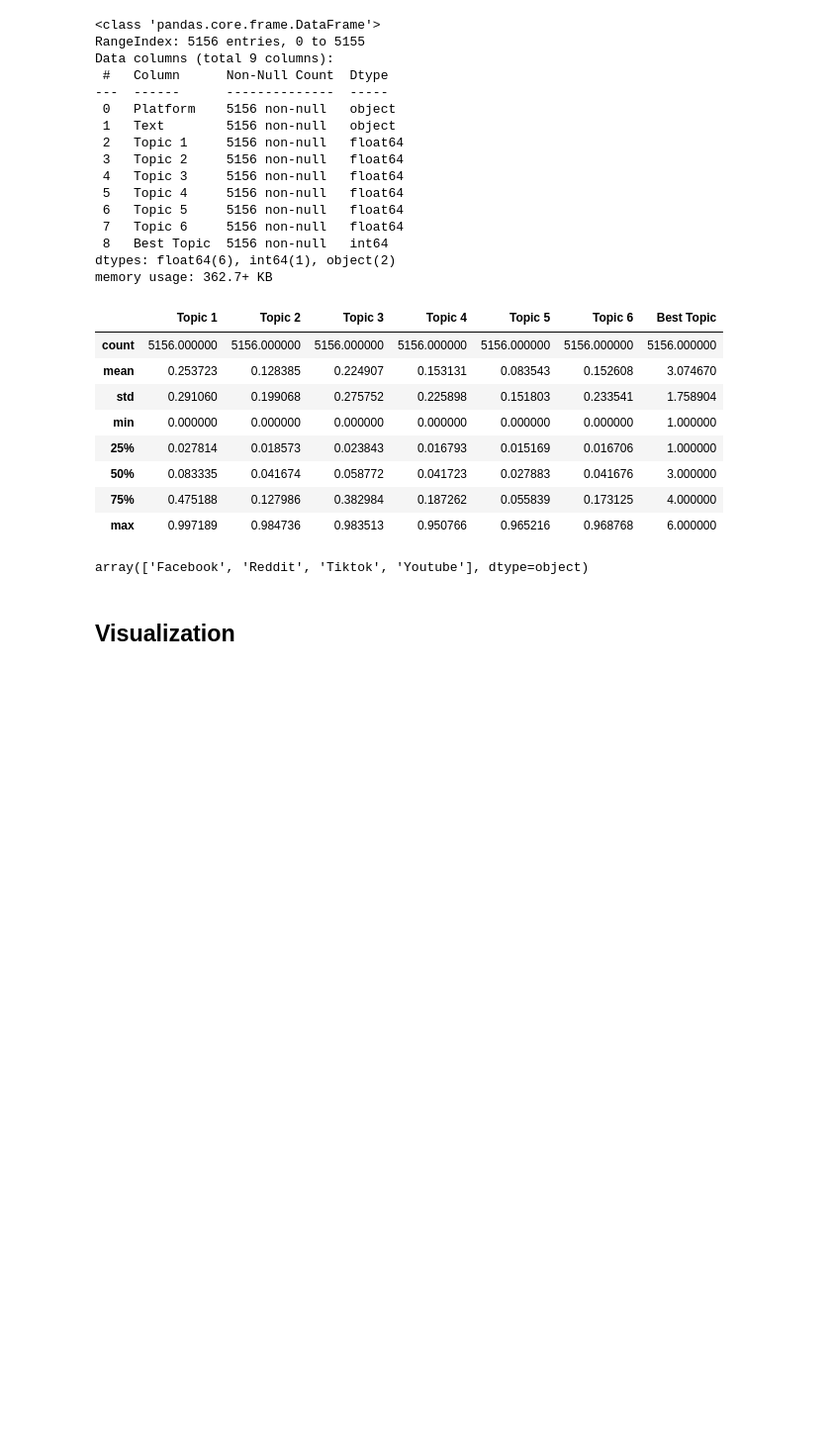
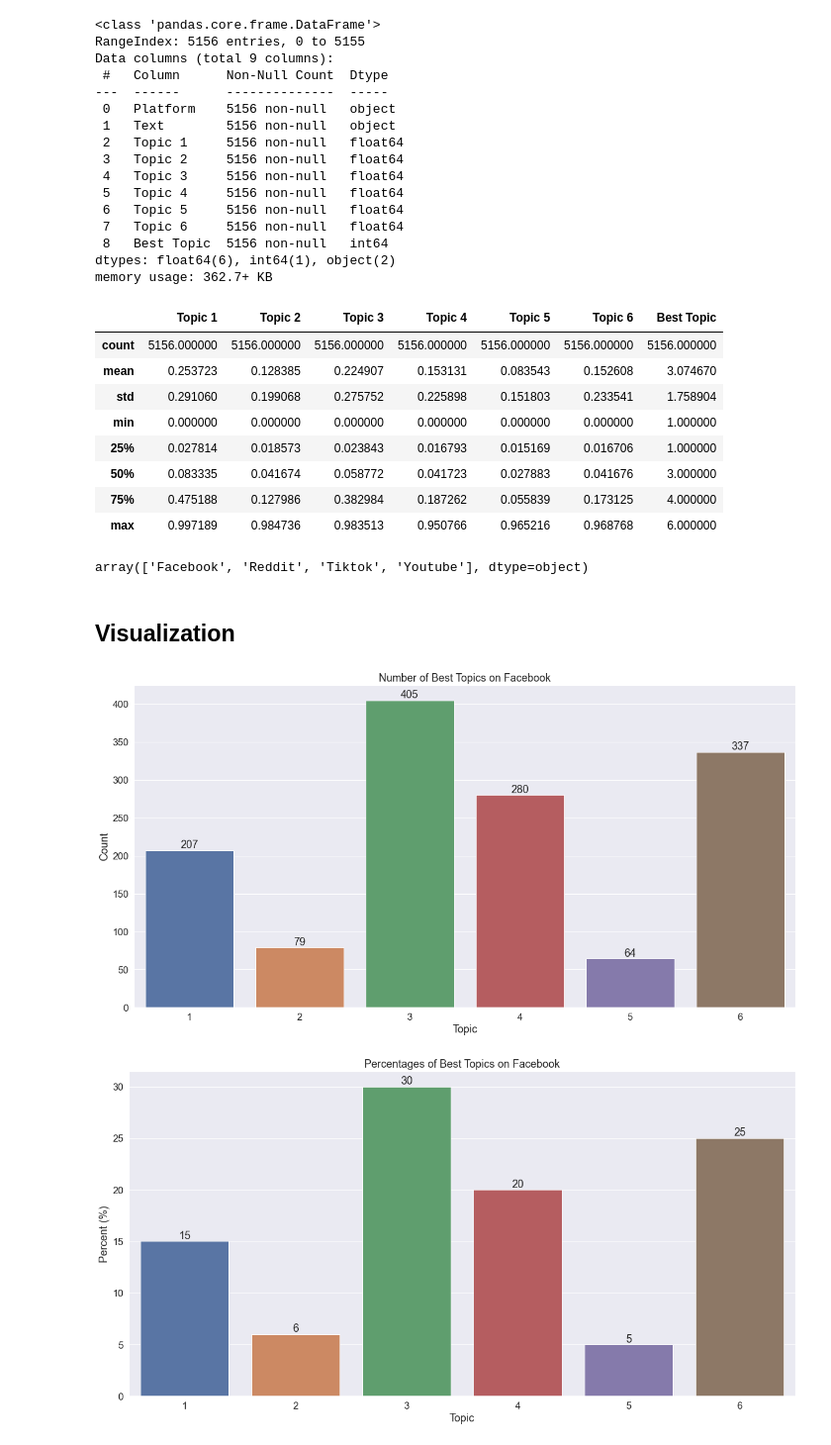
Before and after one commit to ABCD-EDU/LDA-ph-inflation, a Jupyter notebook: eda_labelled.ipynb, the cells around one changed output. Shown at 99% size. Cells and saved outputs as stored; diff of their text form; code cells hidden in the pictures; blank space fills up the shorter version.

```diff
--- a/eda_labelled.ipynb
+++ b/eda_labelled.ipynb
@@ -84,3 +84,41 @@ df_comments['Platform'].unique()
 array(['Facebook', 'Reddit', 'Tiktok', 'Youtube'], dtype=object)
 # %% [markdown]
 ## Visualization
+# %%
+# Generate bar graph
+from collections import Counter
+import seaborn as sns
+
+def draw_bar_graph_for_text_visualization(df, platform):
+    best_topic = Counter(df['Best Topic'])
+    df_best_topic = pd.DataFrame(best_topic.most_common(6), columns=['Topic', 'Count'])
+
+    # add percentage column
+    sum_count = df_best_topic['Count'].sum()
+    count_percentages = []
+    for num in df_best_topic['Count']:
+        percent = round((num/sum_count)*100)
+        count_percentages.append(percent)
+    df_best_topic.insert(2, "Percent (%)", count_percentages, True)
+
+    # show bar plot
+    fig, ax = plt.subplots(figsize=(20, 10))
+    sns.barplot( x='Topic', y='Count', data=df_best_topic, ax=ax)
+    plt.title("Number of Best Topics on " + platform + "".format(platform))
+    plt.xticks(rotation='horizontal');
+    for i in ax.containers:
+        ax.bar_label(i,)
+
+    # show bar plot percentage
+    fig, ax = plt.subplots(figsize=(20, 10))
+    sns.barplot( x='Topic', y='Percent (%)', data=df_best_topic, ax=ax)
+    plt.title("Percentages of Best Topics on " + platform + "".format(platform))
+    plt.xticks(rotation='horizontal');
+    for i in ax.containers:
+        ax.bar_label(i,)
+# %%
+# Number and Percentage of Best Topics on Facebook
+draw_bar_graph_for_text_visualization(df_fb, 'Facebook')
+# %% [output]
+[figure, added]
+[figure, added]
```
Also changed, not shown: parts of 5 cells of this notebook, 1 other file.
